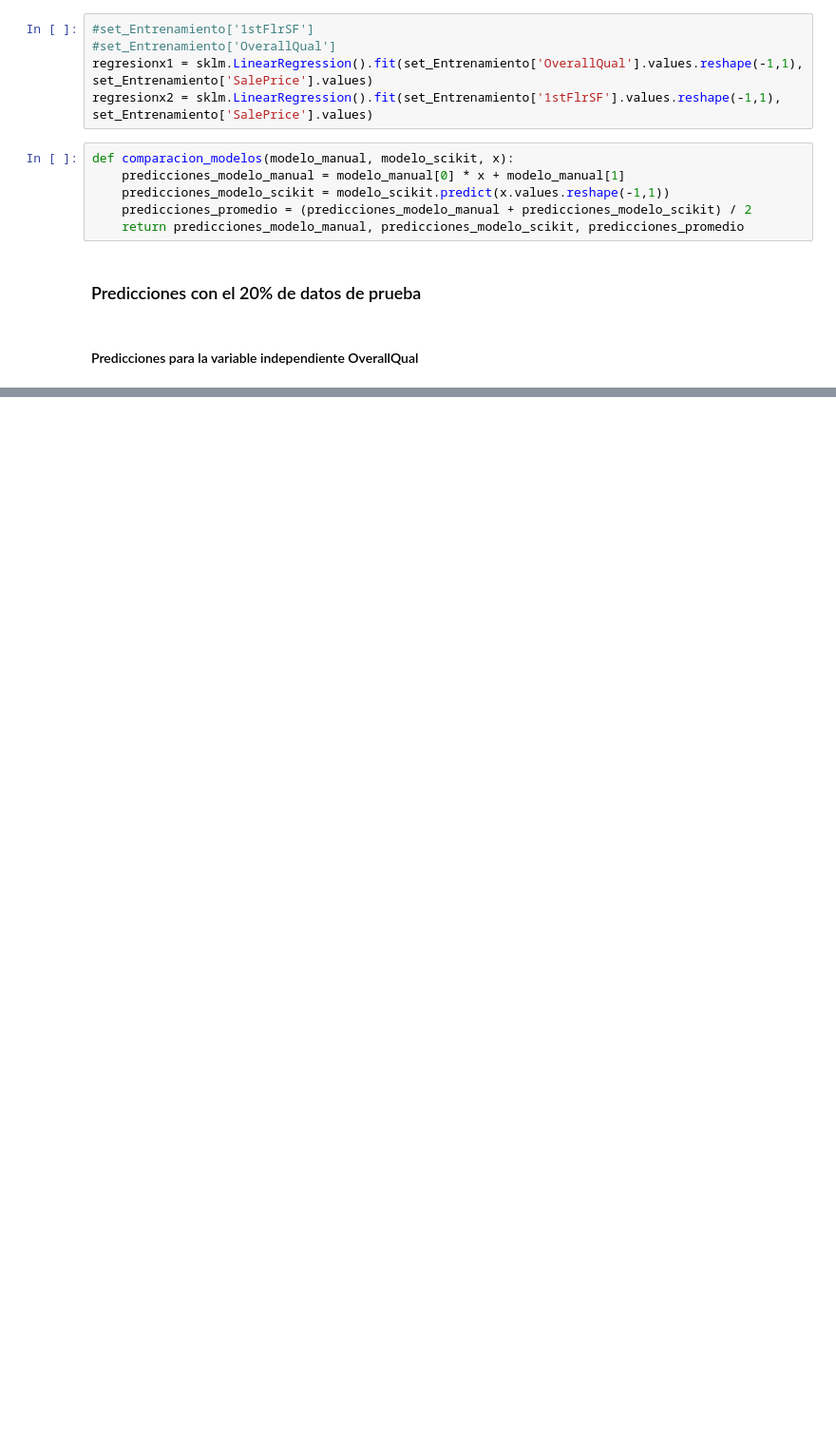
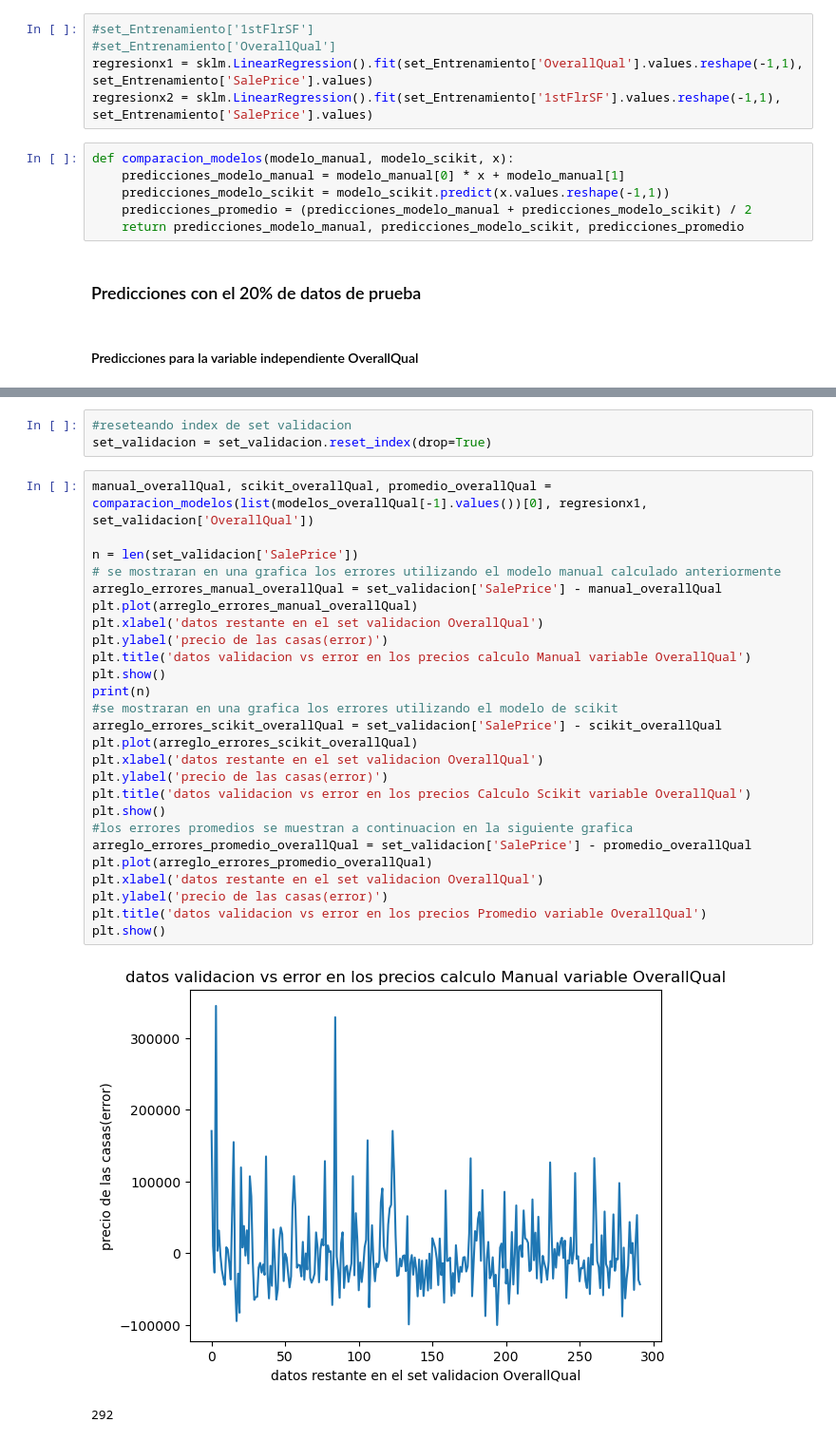
Before and after one commit to dannygar97/Proyecto_1_Python, a Jupyter notebook: Proyecto_1_Daniel_Garcia.ipynb, the cells around one changed output, grey strips where cells are left out. Shown at 95% size. Drawn from its saved outputs; the diff is of its cells as text; blank space fills up the shorter version.

```diff
--- a/Proyecto_1_Daniel_Garcia.ipynb
+++ b/Proyecto_1_Daniel_Garcia.ipynb
@@ -402,0 +385,32 @@ plt.show()
+# %%
+#reseteando index de set validacion
+set_validacion = set_validacion.reset_index(drop=True)
+# %%
+manual_overallQual, scikit_overallQual, promedio_overallQual = comparacion_modelos(list(modelos_overallQual[-1].values())[0], regresionx1, set_validacion['OverallQual'])
+
+n = len(set_validacion['SalePrice'])
+# se mostraran en una grafica los errores utilizando el modelo manual calculado anteriormente
+arreglo_errores_manual_overallQual = set_validacion['SalePrice'] - manual_overallQual
+plt.plot(arreglo_errores_manual_overallQual)
+plt.xlabel('datos restante en el set validacion OverallQual')
+plt.ylabel('precio de las casas(error)')
+plt.title('datos validacion vs error en los precios calculo Manual variable OverallQual')
+plt.show()
+print(n)
+#se mostraran en una grafica los errores utilizando el modelo de scikit
+arreglo_errores_scikit_overallQual = set_validacion['SalePrice'] - scikit_overallQual
+plt.plot(arreglo_errores_scikit_overallQual)
+plt.xlabel('datos restante en el set validacion OverallQual')
+plt.ylabel('precio de las casas(error)')
+plt.title('datos validacion vs error en los precios Calculo Scikit variable OverallQual')
+plt.show()
+#los errores promedios se muestran a continuacion en la siguiente grafica
+arreglo_errores_promedio_overallQual = set_validacion['SalePrice'] - promedio_overallQual
+plt.plot(arreglo_errores_promedio_overallQual)
+plt.xlabel('datos restante en el set validacion OverallQual')
+plt.ylabel('precio de las casas(error)')
+plt.title('datos validacion vs error en los precios Promedio variable OverallQual')
+plt.show()
+# %% [output]
+[figure, added]
+292
```
Also changed, not shown: parts of 19 cells of this notebook.
